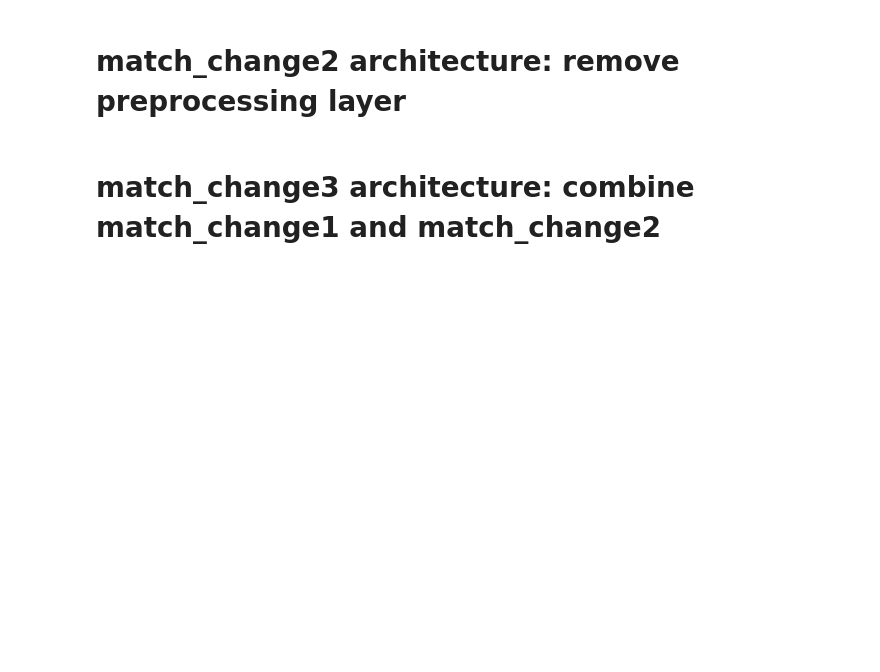
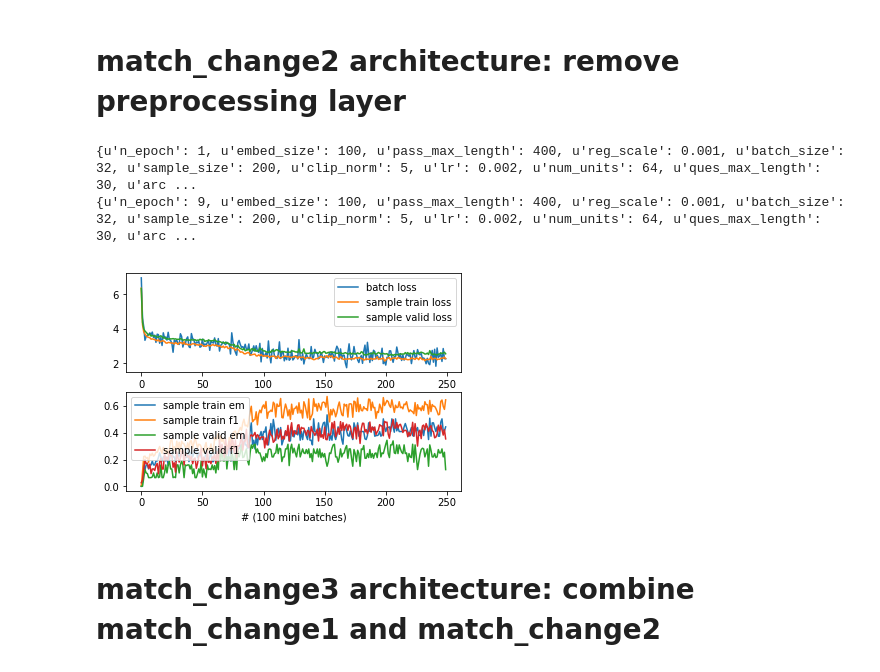
Before and after one commit to booooooooooooooo/297And8QuestionAnswer, a Jupyter notebook: implementation/dev/analysis.ipynb, the cells around one changed output. Saved outputs shown, nothing was run; the diff lists cells and outputs as text; code cells hidden in the pictures; blank space fills up the shorter version.

```diff
--- a/implementation/dev/analysis.ipynb
+++ b/implementation/dev/analysis.ipynb
@@ -142,6 +142,13 @@ draw("./output/job61/Stat-March-12-2018-08-40-07")
 [figure]
 # %% [markdown]
 # match_change2 architecture: remove preprocessing layer
+# %%
+#lr=0.002
+draw_join(["./output/job80/Stat-April-05-2018-02-16-21", "./output/job81/Stat-April-05-2018-05-02-49"])
+# %% [output]
+{u'n_epoch': 1, u'embed_size': 100, u'pass_max_length': 400, u'reg_scale': 0.001, u'batch_size': 32, u'sample_size': 200, u'clip_norm': 5, u'lr': 0.002, u'num_units': 64, u'ques_max_length': 30, u'arc ...
+{u'n_epoch': 9, u'embed_size': 100, u'pass_max_length': 400, u'reg_scale': 0.001, u'batch_size': 32, u'sample_size': 200, u'clip_norm': 5, u'lr': 0.002, u'num_units': 64, u'ques_max_length': 30, u'arc ...
+[figure, added]
 # %% [markdown]
 # match_change3 architecture:  combine match_change1 and match_change2
 # %%
```
Also changed, not shown: 3 other files.
